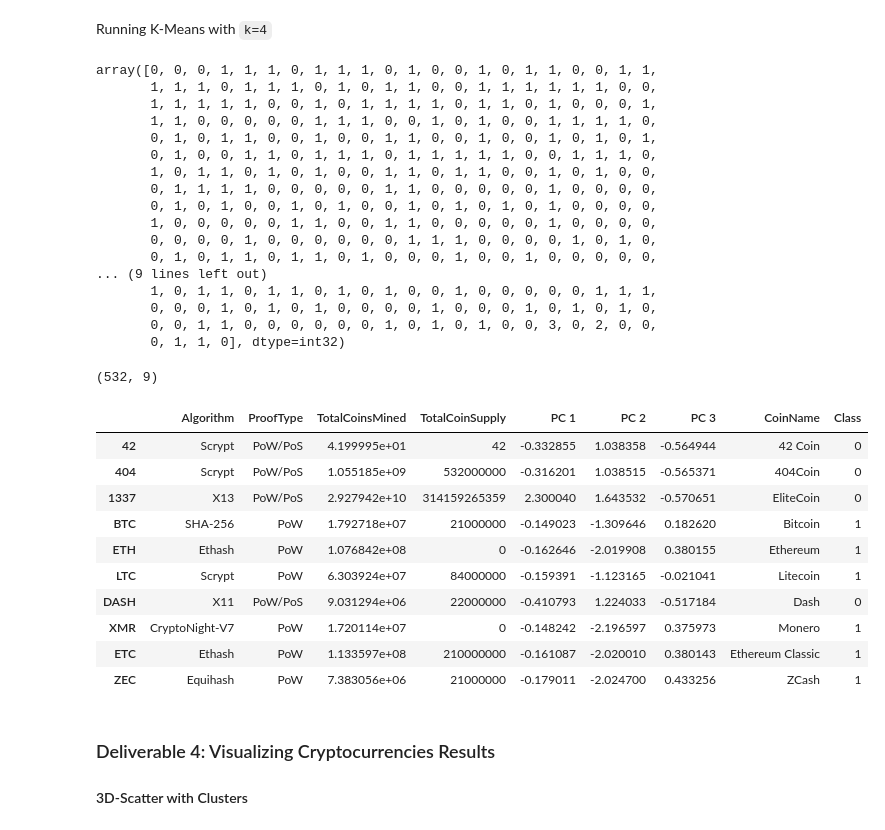
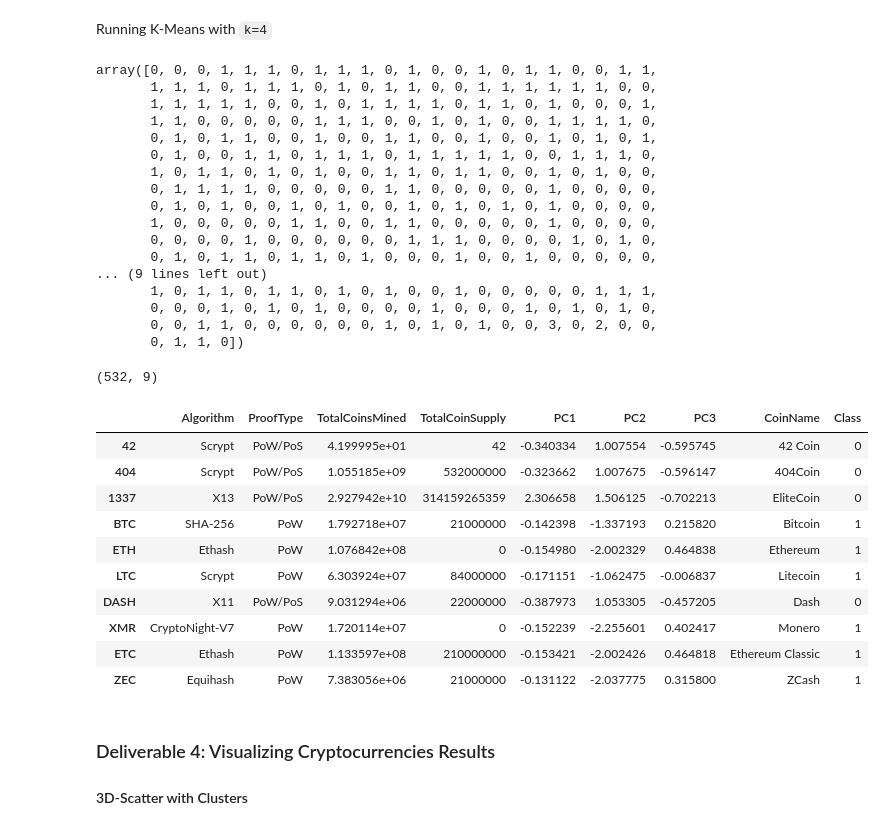
Before and after one commit to ramaditya524/cryptocurrencies, a Jupyter notebook: crypto_clustering.ipynb, the cells around one changed output. Saved outputs shown, nothing was run; the diff lists cells and outputs as text; code cells hidden in the pictures.

```diff
--- a/crypto_clustering.ipynb
+++ b/crypto_clustering.ipynb
@@ -93,7 +93,7 @@ crypto_df.shape
 (532, 5)
 # %%
 # Create a new DataFrame that holds only the cryptocurrencies names.
-crypto_names = pd.DataFrame(data=crypto_df['CoinName'])
+crypto_names = pd.DataFrame(data=crypto_df['CoinName'],index=crypto_df.index)
 crypto_names.head(10)
 # %% [output]
 |  | CoinName |
@@ -185,6 +185,6 @@ array([[-0.33314052,  0.89246278, -0.55206249],
 # %%
 # Create a DataFrame with the three principal components.
-crypto_pca = pd.DataFrame(data=X_pca, columns=["PC1","PC2","PC3"],index=X.index)
-crypto_pca.head(10)
+pcs_df = pd.DataFrame(data=X_pca, columns=["PC1","PC2","PC3"],index=X.index)
+pcs_df.head(10)
 # %% [output]
 |  | PC1 | PC2 | PC3 |
@@ -209,0 +205,15 @@ crypto_pca.head(10)
+# %%
+# Create an elbow curve to find the best value for K.
+inertia = []
+k = list(range(1, 11))
+
+# Calculate the inertia for the range of K values
+for i in k:
+    km = KMeans(n_clusters=i, random_state=0)
+    km.fit(pcs_df)
+    inertia.append(km.inertia_)
+
+# Create the elbow curve
+elbow_data = {"k": k, "inertia": inertia}
+df_elbow = pd.DataFrame(elbow_data)
+df_elbow.hvplot.line(x="k", y="inertia", xticks=k, title="Elbow Curve")
@@ -211,13 +224,14 @@ crypto_pca.head(10)
 Running K-Means with `k=4`
 # %%
 # Initialize the K-Means model.
-# YOUR CODE HERE
+model = KMeans(n_clusters=4, random_state=0)
 
 # Fit the model
-# YOUR CODE HERE
+model.fit(pcs_df)
 
 # Predict clusters
-# YOUR CODE HERE
+predictions = model.predict(pcs_df)
+predictions
 # %% [output]
 array([0, 0, 0, 1, 1, 1, 0, 1, 1, 1, 0, 1, 0, 0, 1, 0, 1, 1, 0, 0, 1, 1,
        1, 1, 1, 0, 1, 1, 1, 0, 1, 0, 1, 1, 0, 0, 1, 1, 1, 1, 1, 1, 0, 0,
@@ -235,34 +249,33 @@ array([0, 0, 0, 1, 1, 1, 0, 1, 1, 1, 0, 1, 0, 0, 1, 0, 1, 1, 0, 0, 1, 1,
        1, 0, 1, 1, 0, 1, 1, 0, 1, 0, 1, 0, 0, 1, 0, 0, 0, 0, 0, 1, 1, 1,
        0, 0, 0, 1, 0, 1, 0, 1, 0, 0, 0, 0, 1, 0, 0, 0, 1, 0, 1, 0, 1, 0,
        0, 0, 1, 1, 0, 0, 0, 0, 0, 0, 1, 0, 1, 0, 1, 0, 0, 3, 0, 2, 0, 0,
-       0, 1, 1, 0], dtype=int32)
+       0, 1, 1, 0])
 # %%
 # Create a new DataFrame including predicted clusters and cryptocurrencies features.
 # Concatentate the crypto_df and pcs_df DataFrames on the same columns.
-# YOUR CODE HERE
+clustered_df = pd.concat([crypto_df, pcs_df], axis=1)
 
 #  Add a new column, "CoinName" to the clustered_df DataFrame that holds the names of the cryptocurrencies.
-# YOUR CODE HERE
-
+clustered_df['CoinName'] = crypto_names['CoinName']
 #  Add a new column, "Class" to the clustered_df DataFrame that holds the predictions.
-# YOUR CODE HERE
+clustered_df['Class'] = model.labels_
 
 # Print the shape of the clustered_df
 print(clustered_df.shape)
 clustered_df.head(10)
 # %% [output]
 (532, 9)
-|  | Algorithm | ProofType | TotalCoinsMined | TotalCoinSupply | PC 1 | PC 2 | PC 3 | CoinName | Class |
-| 42 | Scrypt | PoW/PoS | 4.199995e+01 | 42 | -0.332855 | 1.038358 | -0.564944 | 42 Coin | 0 |
-| 404 | Scrypt | PoW/PoS | 1.055185e+09 | 532000000 | -0.316201 | 1.038515 | -0.565371 | 404Coin | 0 |
-| 1337 | X13 | PoW/PoS | 2.927942e+10 | 314159265359 | 2.300040 | 1.643532 | -0.570651 | EliteCoin | 0 |
-| BTC | SHA-256 | PoW | 1.792718e+07 | 21000000 | -0.149023 | -1.309646 | 0.182620 | Bitcoin | 1 |
-| ETH | Ethash | PoW | 1.076842e+08 | 0 | -0.162646 | -2.019908 | 0.380155 | Ethereum | 1 |
-| LTC | Scrypt | PoW | 6.303924e+07 | 84000000 | -0.159391 | -1.123165 | -0.021041 | Litecoin | 1 |
-| DASH | X11 | PoW/PoS | 9.031294e+06 | 22000000 | -0.410793 | 1.224033 | -0.517184 | Dash | 0 |
-| XMR | CryptoNight-V7 | PoW | 1.720114e+07 | 0 | -0.148242 | -2.196597 | 0.375973 | Monero | 1 |
-| ETC | Ethash | PoW | 1.133597e+08 | 210000000 | -0.161087 | -2.020010 | 0.380143 | Ethereum Classic | 1 |
-| ZEC | Equihash | PoW | 7.383056e+06 | 21000000 | -0.179011 | -2.024700 | 0.433256 | ZCash | 1 |
+|  | Algorithm | ProofType | TotalCoinsMined | TotalCoinSupply | PC1 | PC2 | PC3 | CoinName | Class |
+| 42 | Scrypt | PoW/PoS | 4.199995e+01 | 42 | -0.340334 | 1.007554 | -0.595745 | 42 Coin | 0 |
+| 404 | Scrypt | PoW/PoS | 1.055185e+09 | 532000000 | -0.323662 | 1.007675 | -0.596147 | 404Coin | 0 |
+| 1337 | X13 | PoW/PoS | 2.927942e+10 | 314159265359 | 2.306658 | 1.506125 | -0.702213 | EliteCoin | 0 |
+| BTC | SHA-256 | PoW | 1.792718e+07 | 21000000 | -0.142398 | -1.337193 | 0.215820 | Bitcoin | 1 |
+| ETH | Ethash | PoW | 1.076842e+08 | 0 | -0.154980 | -2.002329 | 0.464838 | Ethereum | 1 |
+| LTC | Scrypt | PoW | 6.303924e+07 | 84000000 | -0.171151 | -1.062475 | -0.006837 | Litecoin | 1 |
+| DASH | X11 | PoW/PoS | 9.031294e+06 | 22000000 | -0.387973 | 1.053305 | -0.457205 | Dash | 0 |
+| XMR | CryptoNight-V7 | PoW | 1.720114e+07 | 0 | -0.152239 | -2.255601 | 0.402417 | Monero | 1 |
+| ETC | Ethash | PoW | 1.133597e+08 | 210000000 | -0.153421 | -2.002426 | 0.464818 | Ethereum Classic | 1 |
+| ZEC | Equihash | PoW | 7.383056e+06 | 21000000 | -0.131122 | -2.037775 | 0.315800 | ZCash | 1 |
 # %% [markdown]
 ### Deliverable 4: Visualizing Cryptocurrencies Results
 
```
Also changed, not shown: parts of 11 cells of this notebook.
